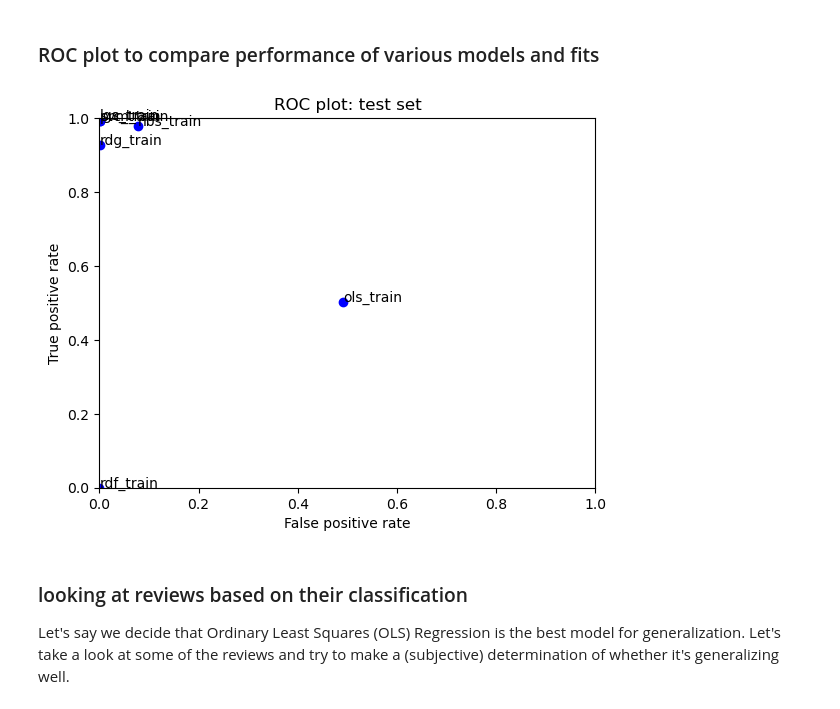
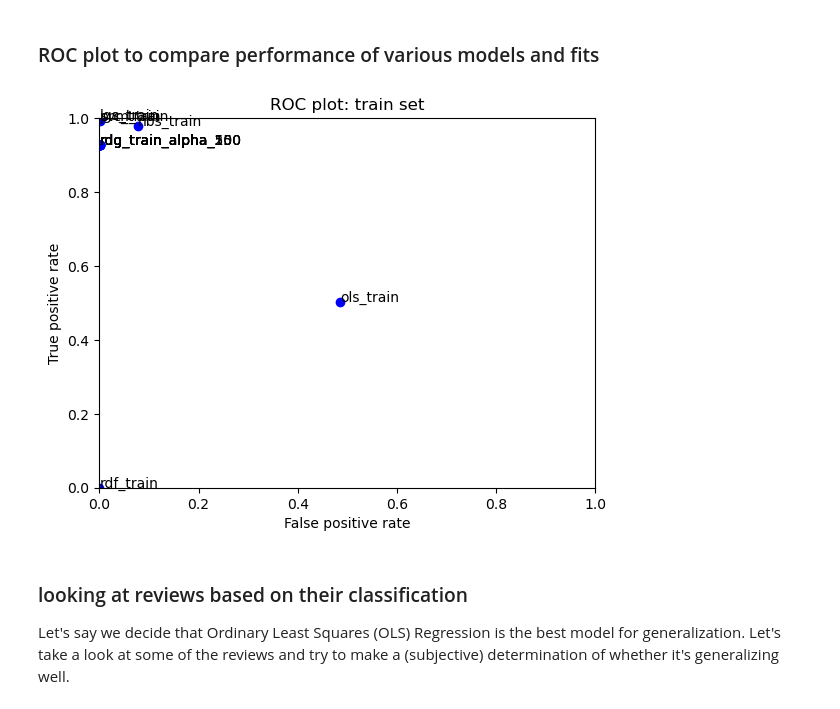
Before and after one commit to tkalainoff/machine-learning, a Jupyter notebook: final_assignment_1/toxiccomments_first_full_iteration_v1.ipynb, the cells around one changed output. Drawn from its saved outputs; the diff is of its cells as text; code cells hidden in the pictures.

```diff
--- a/final_assignment_1/toxiccomments_first_full_iteration_v1.ipynb
+++ b/final_assignment_1/toxiccomments_first_full_iteration_v1.ipynb
@@ -231,0 +252,8 @@ print(rdg_performance_train.performance_measures)
+# %%
+from sklearn import linear_model
+rdg100 = linear_model.RidgeClassifier(alpha=100)
+rdg100.fit(X_train, y_train)
+
+rdg100_performance_train = BinaryClassificationPerformance(rdg100.predict(X_train), y_train, 'rdg_train_alpha_100')
+rdg100_performance_train.compute_measures()
+print(rdg100_performance_train.performance_measures)
@@ -231,0 +262,8 @@ print(rdg_performance_train.performance_measures)
+# %%
+from sklearn import linear_model
+rdg150 = linear_model.RidgeClassifier(alpha=150)
+rdg150.fit(X_train, y_train)
+
+rdg150_performance_train = BinaryClassificationPerformance(rdg150.predict(X_train), y_train, 'rdg_train_alpha_150')
+rdg150_performance_train.compute_measures()
+print(rdg150_performance_train.performance_measures)
@@ -231,0 +272,8 @@ print(rdg_performance_train.performance_measures)
+# %%
+from sklearn import linear_model
+rdg250 = linear_model.RidgeClassifier(alpha=250)
+rdg250.fit(X_train, y_train)
+
+rdg250_performance_train = BinaryClassificationPerformance(rdg250.predict(X_train), y_train, 'rdg_train_alpha_250')
+rdg250_performance_train.compute_measures()
+print(rdg250_performance_train.performance_measures)
@@ -244,20 +294,31 @@ print(rdf_performance_train.performance_measures)
 # %% [markdown]
 ### ROC plot to compare performance of various models and fits
 # %%
-fits = [ols_performance_train, svm_performance_train, lgs_performance_train, nbs_performance_train, prc_performance_train, rdg_performance_train, rdf_performance_train]
+fits = [ols_performance_train,
+        svm_performance_train,
+        lgs_performance_train,
+        nbs_performance_train,
+        prc_performance_train,
+        rdg_performance_train,
+        rdg5_performance_train,
+        rdg50_performance_train,
+        rdg100_performance_train,
+        rdg150_performance_train,
+        rdg250_performance_train,
+        rdf_performance_train]
 
 for fit in fits:
     plt.plot(fit.performance_measures['FP'] / fit.performance_measures['Neg'],
              fit.performance_measures['TP'] / fit.performance_measures['Pos'], 'bo')
     plt.text(fit.performance_measures['FP'] / fit.performance_measures['Neg'],
              fit.performance_measures['TP'] / fit.performance_measures['Pos'], fit.desc)
 plt.axis([0, 1, 0, 1])
-plt.title('ROC plot: test set')
+plt.title('ROC plot: train set')
 plt.xlabel('False positive rate')
 plt.ylabel('True positive rate')
 plt.show()
 # %% [output]
-[figure, old version]
+[figure, new version]
 # %% [markdown]
 ### looking at reviews based on their classification
 
```
Also changed, not shown: parts of 22 cells of this notebook, 1 other file.
